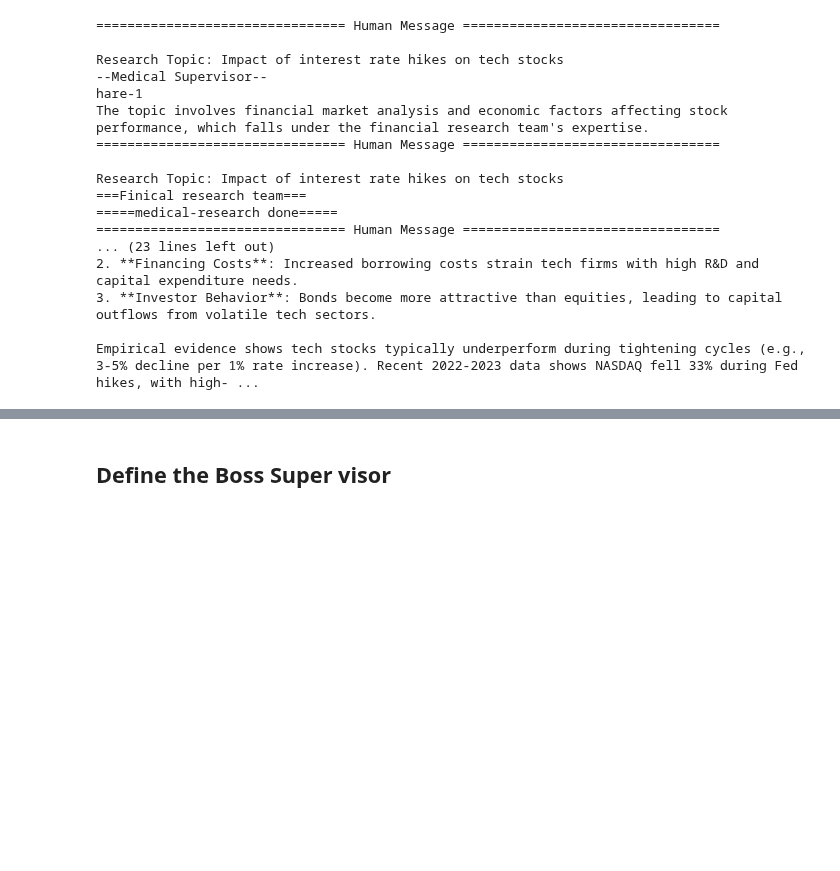
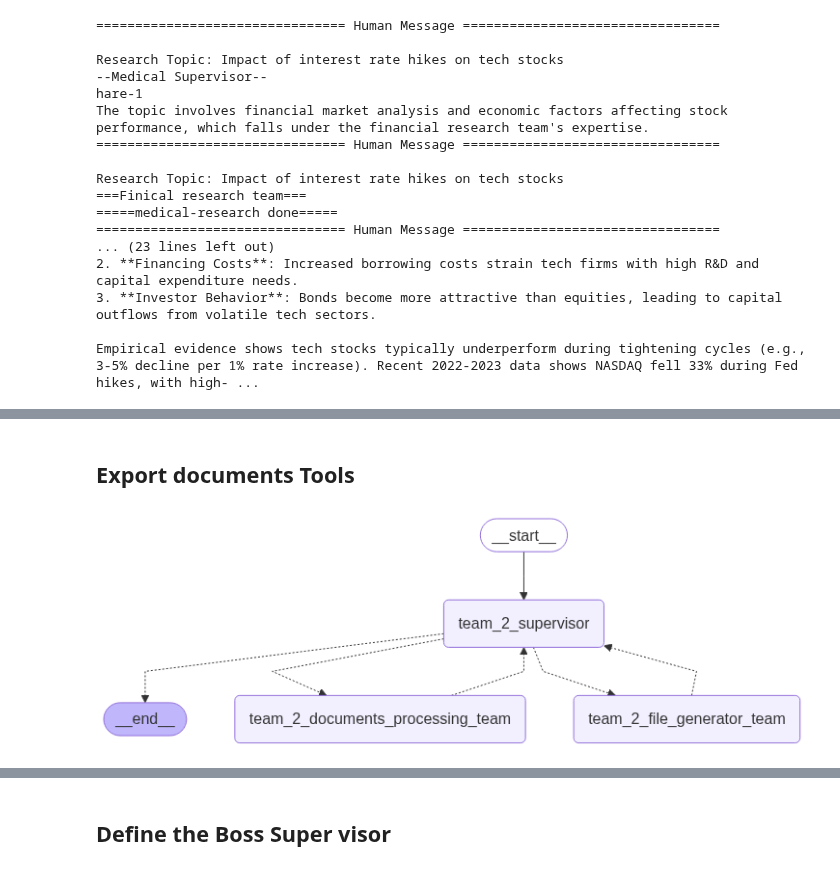
Before and after one commit to kinjal-AIML/End-to-End-Agentic-Ai-Automation-Lab, a Jupyter notebook: 04-LangGraph-Agentic-Workflows/Assignments/02-Multi-Agent/autonomous-research-agent.ipynb, the cells around one changed output, grey strips where cells are left out. Cells and saved outputs as stored; diff of their text form; code cells hidden in the pictures; blank space fills up the shorter version.

Commit message:
process documents agent work almost fine

```diff
--- a/04-LangGraph-Agentic-Workflows/Assignments/02-Multi-Agent/autonomous-research-agent.ipynb
+++ b/04-LangGraph-Agentic-Workflows/Assignments/02-Multi-Agent/autonomous-research-agent.ipynb
@@ -300,0 +303,4 @@ Empirical evidence shows tech stocks typically underperform during tightening cy
+# %%
+class DocumentProcessTeamSelection(BaseModel):
+    team: Annotated[Literal["team_2_documents_processing_team", "team_2_file_generator_team", "FINISH"], Field(description="The selected research team based on the user question.")]
+    reason: Annotated[str, Field(description="Short explanation for why this team was selected.")]
@@ -329,0 +364,5 @@ team_2_graph
+# %%
+basics_llm = ChatGroq(
+    model=os.getenv("LLAMA_MODEL"),
+    temperature=0.9
+)
@@ -329,0 +442,2 @@ team_2_graph
+# %% [markdown]
+## **Export documents Tools**
@@ -329,0 +504,36 @@ team_2_graph
+# %%
+def team_2_file_generator_team(state: Team2State) -> Command[Literal["team_2_supervisor"]]:
+    print("---Generation Agent---")
+
+    research_content = state["messages"][-1].content
+
+    export_docs_agent = create_react_agent(
+        basics_llm,
+        prompt=save_document_prompt,
+        tools=[save_document]
+    )
+
+    response = export_docs_agent.invoke(state)
+
+    return Command(
+        goto="team_2_supervisor",
+        update = {
+            "messages": [
+                HumanMessage(content=response["messages"][-1].content, name="export_docs")
+            ]
+        }
+    )
+# %%
+team_2_builder = StateGraph(Team2State)
+
+team_2_builder.add_node("team_2_documents_processing_team", team_2_documents_processing_team)
+team_2_builder.add_node("team_2_file_generator_team", team_2_file_generator_team)
+team_2_builder.add_node("team_2_supervisor", team_2_supervisor)
+
+##
+team_2_builder.add_edge(START, "team_2_supervisor")
+
+team_2_graph = team_2_builder.compile()
+team_2_graph
+# %% [output]
+[figure, added]
```
Also changed, not shown: parts of 14 cells of this notebook, 3 other files.
